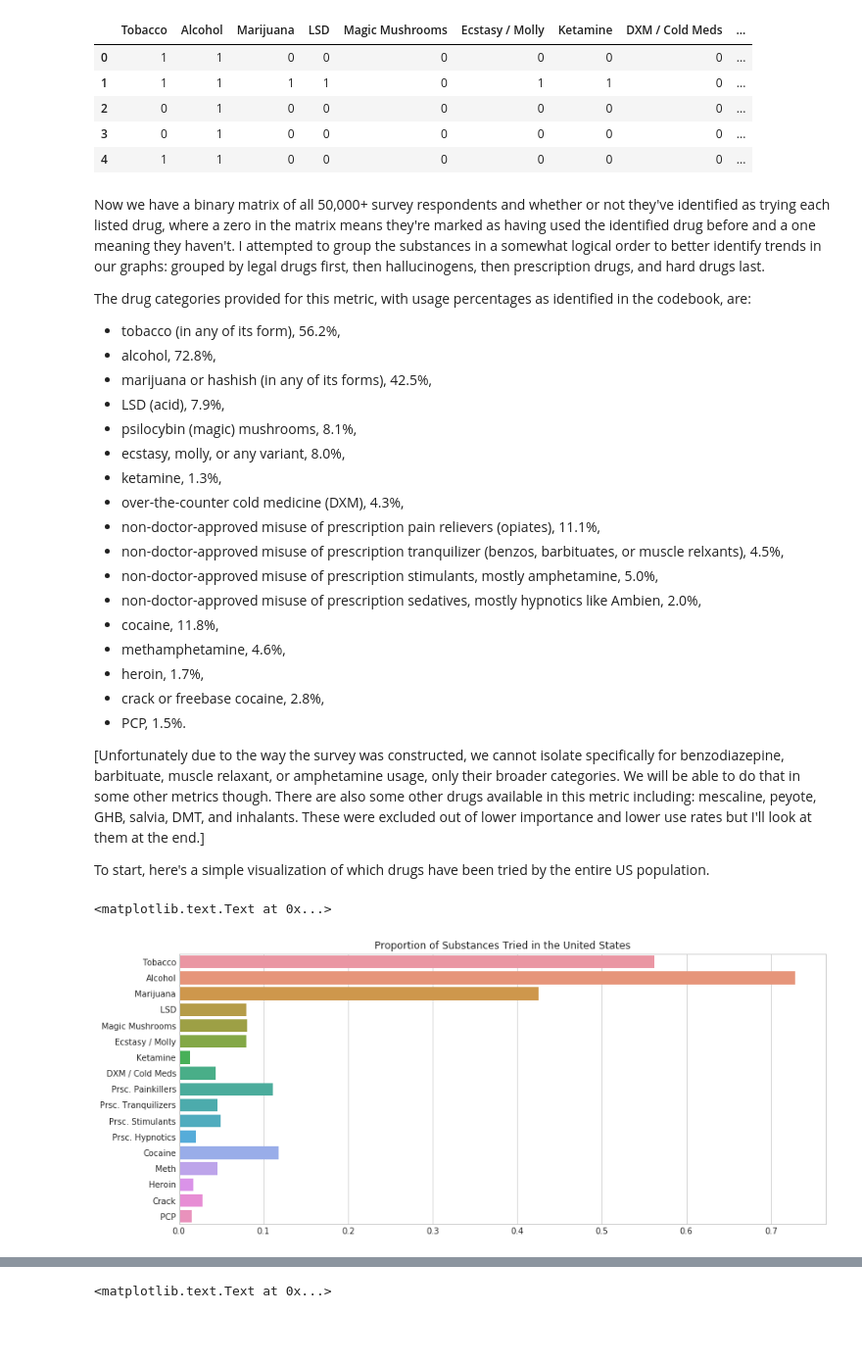
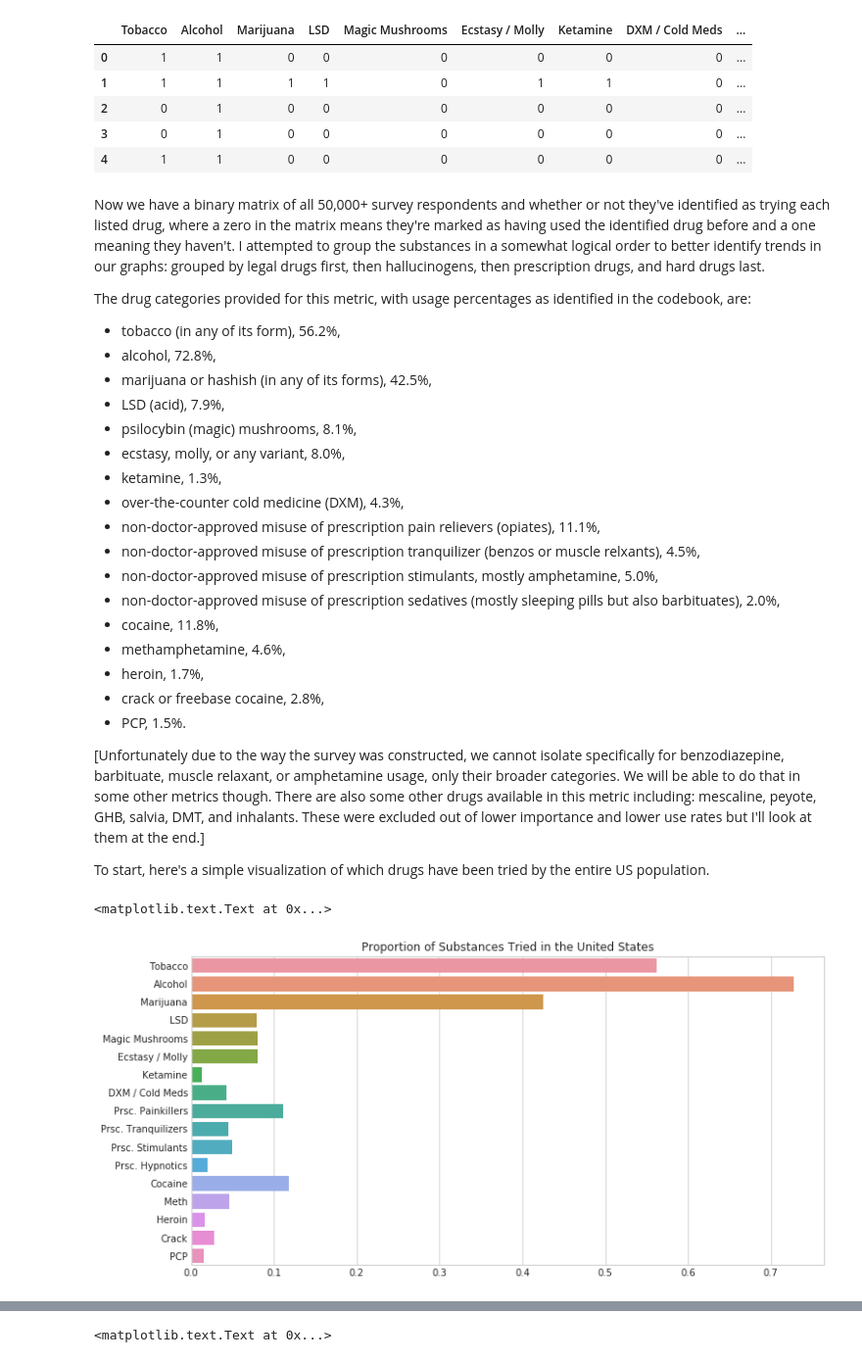
Before and after one commit to robaleman/misc-data-science-projects, a Jupyter notebook: Drugs-Prevalence and Demographics.ipynb, the cells around one changed output, grey strips where cells are left out. Shown at 98% size. Drawn from its saved outputs; the diff is of its cells as text; code cells hidden in the pictures; blank space fills up the shorter version.

```diff
--- a/Drugs-Prevalence and Demographics.ipynb
+++ b/Drugs-Prevalence and Demographics.ipynb
@@ -43,9 +43,9 @@ The drug categories provided for this metric, with usage percentages as identifi
 - ketamine, 1.3%,
 - over-the-counter cold medicine (DXM), 4.3%,
 - non-doctor-approved misuse of prescription pain relievers (opiates), 11.1%,
-- non-doctor-approved misuse of prescription tranquilizer (benzos, barbituates, or muscle relxants), 4.5%,
+- non-doctor-approved misuse of prescription tranquilizer (benzos or muscle relxants), 4.5%,
 - non-doctor-approved misuse of prescription stimulants, mostly amphetamine, 5.0%,
-- non-doctor-approved misuse of prescription sedatives, mostly hypnotics like Ambien, 2.0%,
+- non-doctor-approved misuse of prescription sedatives (mostly sleeping pills but also barbituates), 2.0%,
 - cocaine, 11.8%,
 - methamphetamine, 4.6%,
 - heroin, 1.7%,
@@ -58,11 +58,12 @@ To start, here's a simple visualization of which drugs have been tried by the en
 # %%
 import seaborn as sns
 import matplotlib.pyplot as plt
+sns.set_style("whitegrid")
+%matplotlib inline
 
-%matplotlib inline
-plt.figure(figsize=(14,6))
+plt.figure(figsize=(12,6))
 ax = sns.barplot(orient="h", ci=None, data=ever_tried)
 ax.set_title("Proportion of Substances Tried in the United States")
 # %% [output]
 <matplotlib.text.Text at 0x...>
-[figure, old version]
+[figure, new version]
```
Also changed, not shown: parts of 41 cells of this notebook.
